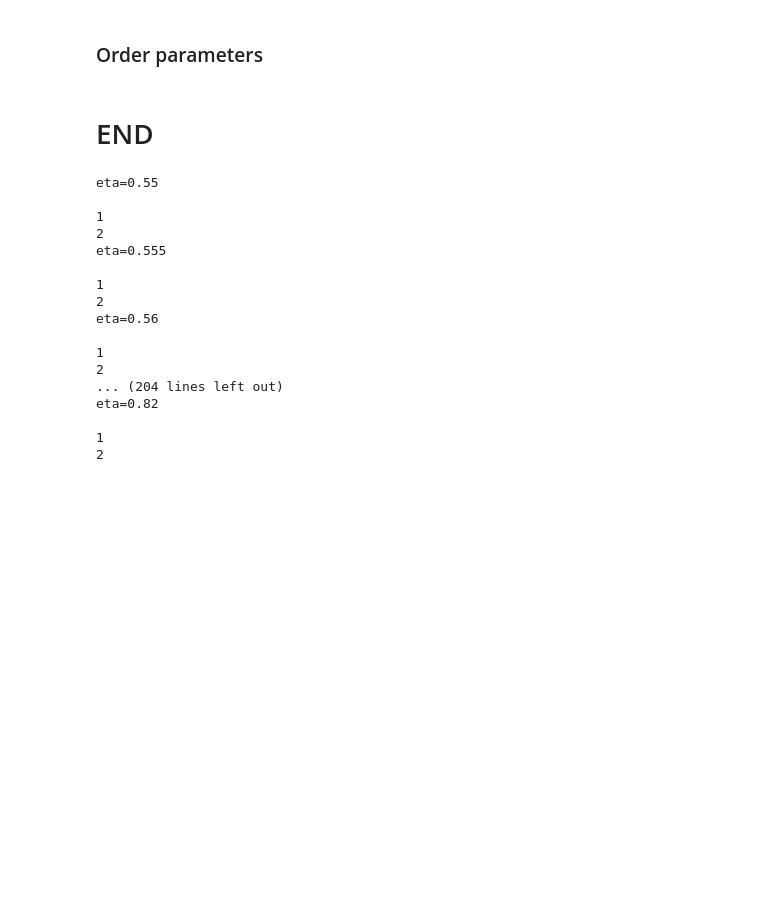
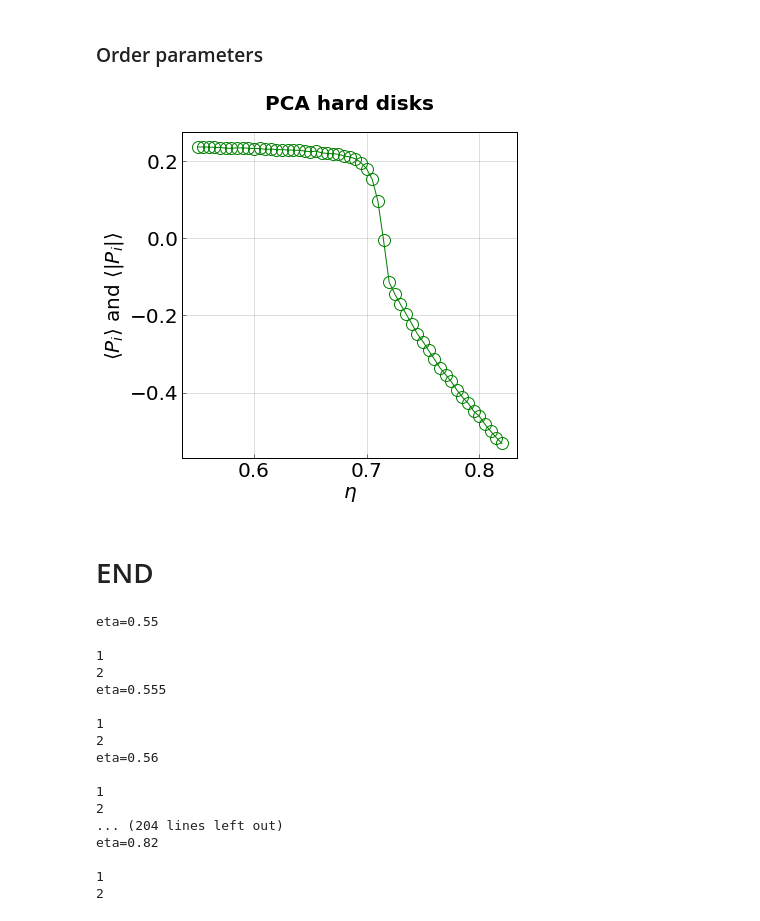
Before and after one commit to truskett-group-ut/hard_disks_pca, a Jupyter notebook: analysis_notebook.ipynb, the cells around one changed output. Drawn from its saved outputs; the diff is of its cells as text; code cells hidden in the pictures; blank space fills up the shorter version.

```diff
--- a/analysis_notebook.ipynb
+++ b/analysis_notebook.ipynb
@@ -275,7 +324,7 @@ colors = 200*['green', 'purple', 'orange', 'teal', 'black', 'red']
 for i in range(0,1): #12,13
     p_data = OPs[:,i]
     plt.plot(etas, (p_data), marker='o', linewidth = 1.0, markersize=12, color = colors[i], markerfacecolor='None')
-    #p_data = OPs_std[:,i]
+    p_data = OPs_std[:,i]
     #plt.plot(etas, (p_data), marker='o', linewidth = 1.0, markersize=12, color = colors[i])
 
 #backround grid details
@@ -283,33 +332,35 @@ axes = plt.gca()
 axes.grid(b = True, which = 'both', axis = 'both', color = 'gray', linestyle = '-', alpha = 0.5, linewidth = 0.5)
 axes.set_axis_bgcolor('white')
 
 #font scpecifications
 title_font = {'family' : 'arial', 'color'  : 'black', 'weight' : 'heavy','size': 20}
 axis_label_font = {'family' : 'arial', 'color'  : 'black', 'weight' : 'normal','size': 20}
 
 #figure size and tick style
 plt.rcParams["figure.figsize"] = [6,6]
 plt.rc('axes',edgecolor='black',linewidth=1)
 plt.tick_params(which='both', axis='both', color='black', length=4, width=0.5)
 plt.rcParams['xtick.direction'] = 'in'
 plt.rcParams['ytick.direction'] = 'in'
 
 #axis range and labels (also specify if log or not)
 #plt.xlim(0.60, 0.84)
 #plt.ylim(-0.1,0.1)
 
 #plt.ylim(-0.1,0.1)
 #plt.yscale('log')
 
 #plt.yscale('log')
 plt.xlabel(r'$\eta$', y=3, fontsize=20, fontdict = axis_label_font)
 plt.ylabel(r'$\langle P_{i} \rangle$ and $\langle |P_{i}| \rangle$', fontsize=20, fontdict = axis_label_font)
 
 #title and axis labels
 plt.tick_params(axis='both', labelsize=20)
 plt.title('PCA hard disks', y=1.05, fontdict = title_font)
 
 plt.show()
+# %% [output]
+[figure, added]
 # %% [markdown]
 # END
 # %%
```
Also changed, not shown: parts of 11 cells of this notebook, 3 other files.
